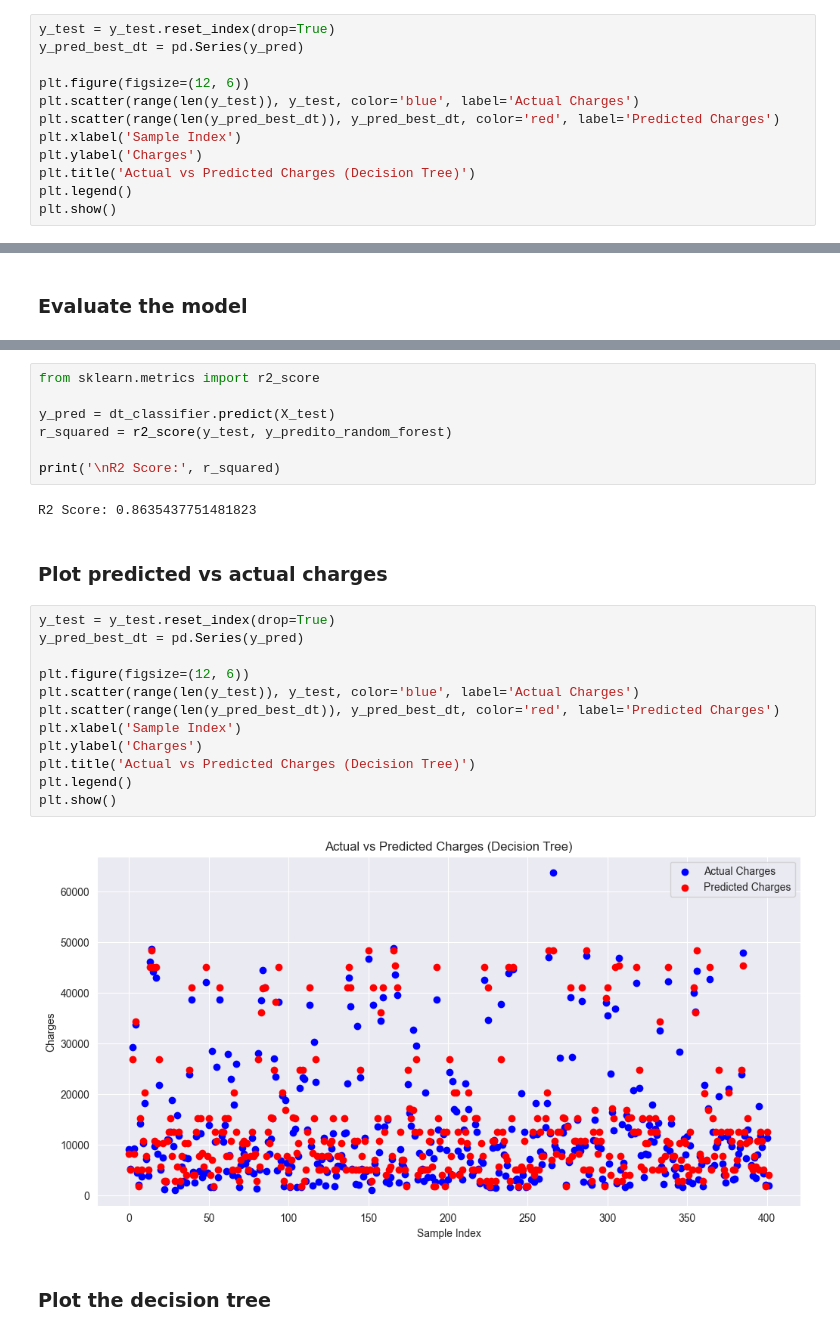
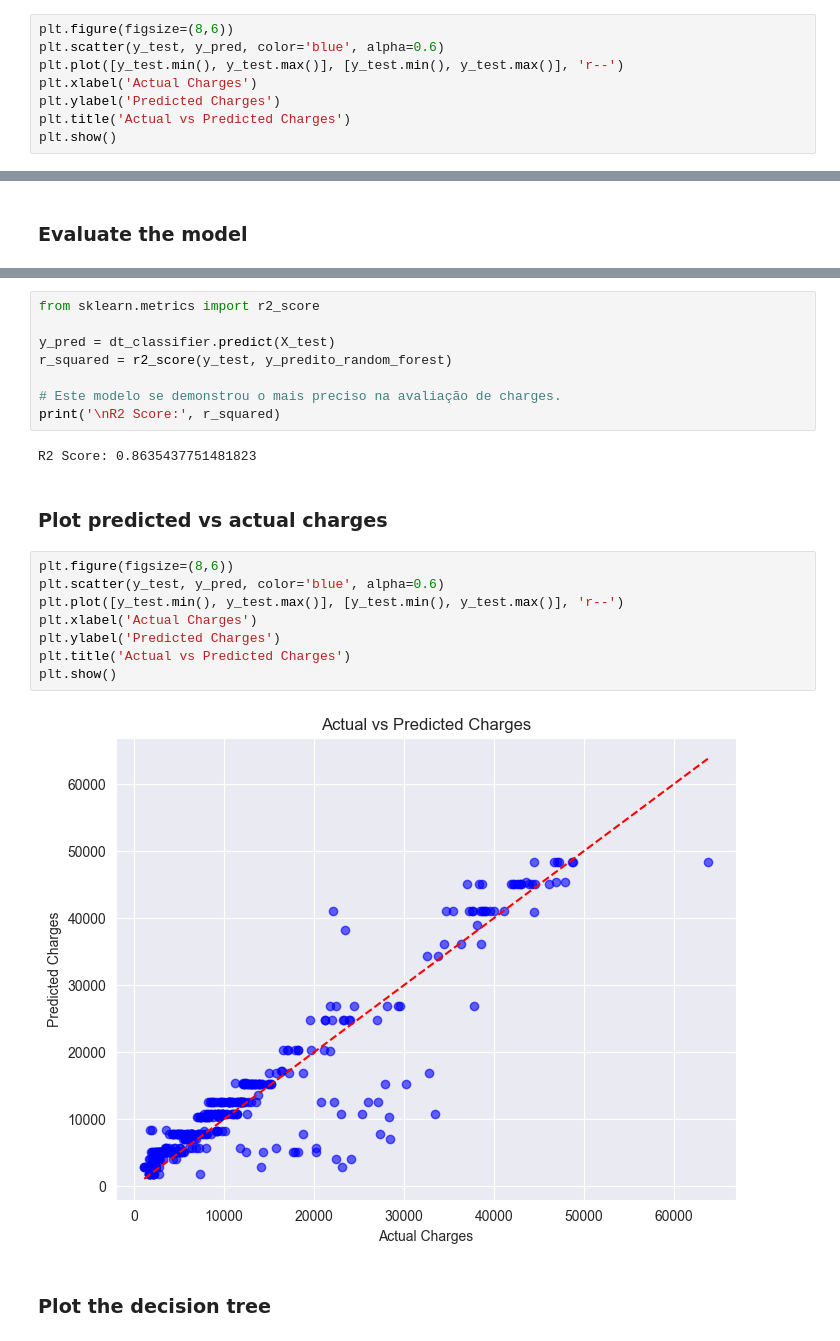
Before and after one commit to d-klotz/tech-challenge-fiap, a Jupyter notebook: tech-challenge-tree-based.ipynb, the cells around one changed output, grey strips where cells are left out. Cells and saved outputs as stored; diff of their text form.

```diff
--- a/tech-challenge-tree-based.ipynb
+++ b/tech-challenge-tree-based.ipynb
@@ -139,13 +165,9 @@ R2 Score: 0.8555497993103209
 # %%
-y_test = y_test.reset_index(drop=True)
-y_pred_best_dt = pd.Series(y_pred)
-
-plt.figure(figsize=(12, 6))
-plt.scatter(range(len(y_test)), y_test, color='blue', label='Actual Charges')
-plt.scatter(range(len(y_pred_best_dt)), y_pred_best_dt, color='red', label='Predicted Charges')
-plt.xlabel('Sample Index')
-plt.ylabel('Charges')
-plt.title('Actual vs Predicted Charges (Decision Tree)')
-plt.legend()
+plt.figure(figsize=(8,6))
+plt.scatter(y_test, y_pred, color='blue', alpha=0.6)
+plt.plot([y_test.min(), y_test.max()], [y_test.min(), y_test.max()], 'r--')
+plt.xlabel('Actual Charges')
+plt.ylabel('Predicted Charges')
+plt.title('Actual vs Predicted Charges')
 plt.show()
 # %% [output]
@@ -196,25 +217,22 @@ from sklearn.metrics import r2_score
 y_pred = dt_classifier.predict(X_test)
 r_squared = r2_score(y_test, y_predito_random_forest)
 
+# Este modelo se demonstrou o mais preciso na avaliação de charges.
 print('\nR2 Score:', r_squared)
 # %% [output]
 R2 Score: 0.8635437751481823
 # %% [markdown]
 ### Plot predicted vs actual charges
 # %%
-y_test = y_test.reset_index(drop=True)
-y_pred_best_dt = pd.Series(y_pred)
-
-plt.figure(figsize=(12, 6))
-plt.scatter(range(len(y_test)), y_test, color='blue', label='Actual Charges')
-plt.scatter(range(len(y_pred_best_dt)), y_pred_best_dt, color='red', label='Predicted Charges')
-plt.xlabel('Sample Index')
-plt.ylabel('Charges')
-plt.title('Actual vs Predicted Charges (Decision Tree)')
-plt.legend()
+plt.figure(figsize=(8,6))
+plt.scatter(y_test, y_pred, color='blue', alpha=0.6)
+plt.plot([y_test.min(), y_test.max()], [y_test.min(), y_test.max()], 'r--')
+plt.xlabel('Actual Charges')
+plt.ylabel('Predicted Charges')
+plt.title('Actual vs Predicted Charges')
 plt.show()
 # %% [output]
-[figure, old version]
+[figure, new version]
 # %% [markdown]
 ### Plot the decision tree
 # %%
```
Also changed, not shown: parts of 23 cells of this notebook, 1 other file.
